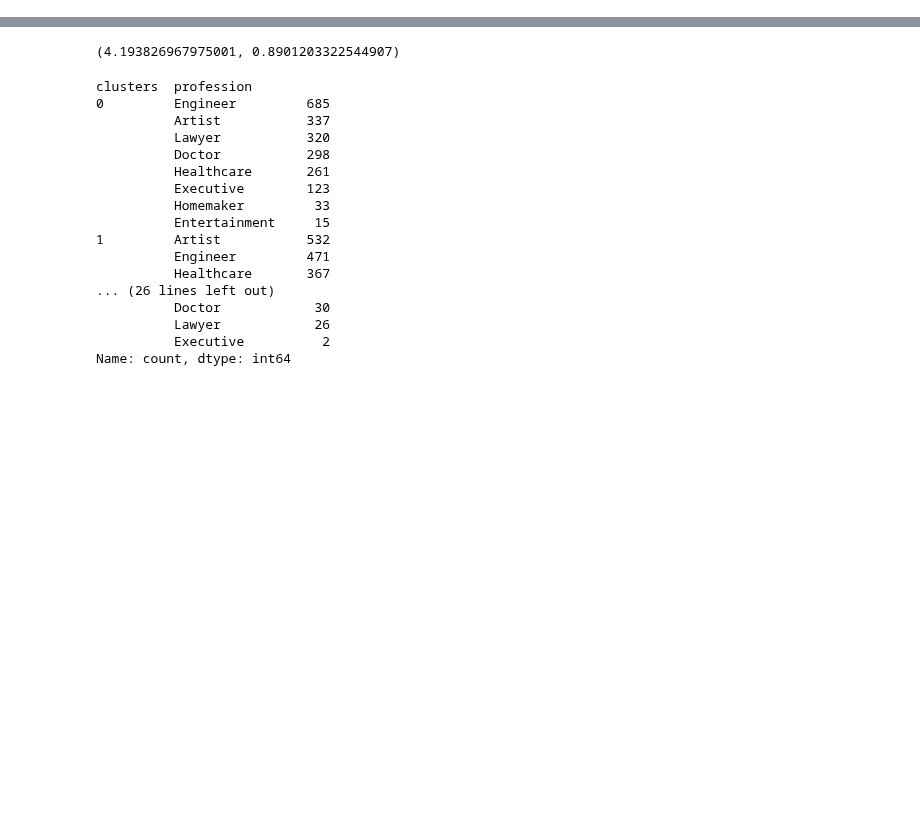
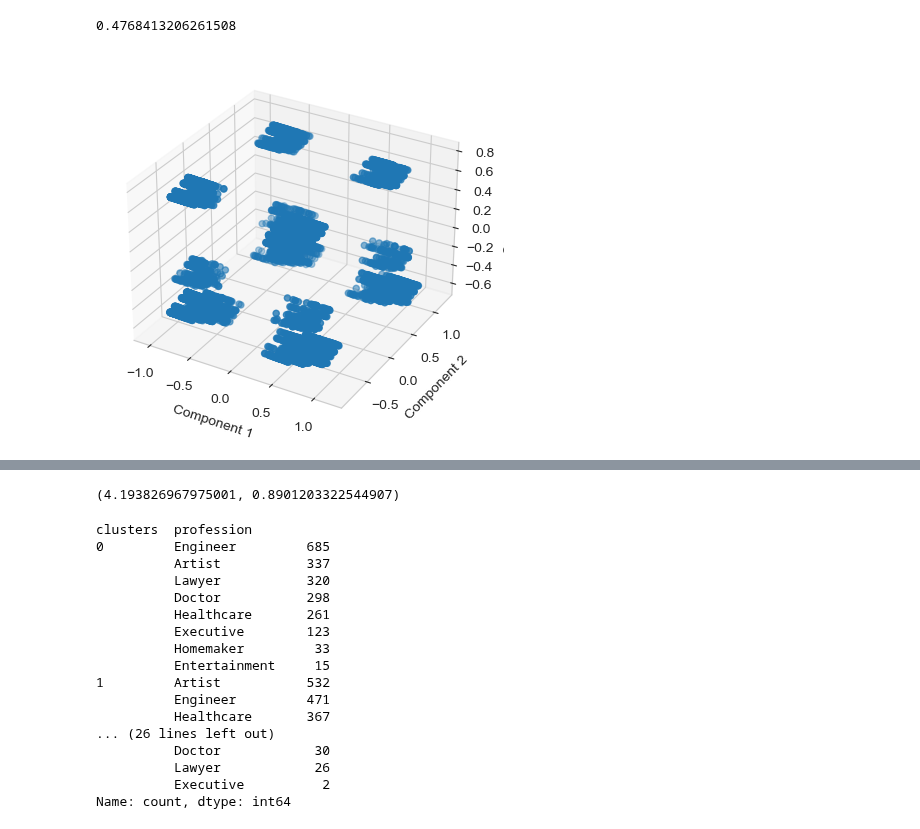
Before and after one commit to Martain24/TFM, a Jupyter notebook: primer_dataset/train_MV.ipynb, the cells around one changed output, grey strips where cells are left out. Drawn from its saved outputs; the diff is of its cells as text; code cells hidden in the pictures; blank space fills up the shorter version.

```diff
--- a/primer_dataset/train_MV.ipynb
+++ b/primer_dataset/train_MV.ipynb
@@ -245,0 +240,6 @@ sns.scatterplot(x=data["age"], y=data["salary"], hue=data["spending_score"])
+# %%
+from sklearn.cluster import KMeans
+from sklearn.preprocessing import MinMaxScaler
+kmeans = KMeans(n_clusters=6).fit(MinMaxScaler().fit_transform(pd.get_dummies(data)))
+clusters = kmeans.predict(MinMaxScaler().fit_transform(pd.get_dummies(data)))
+data["cluster"] = clusters
@@ -245,0 +272,39 @@ sns.scatterplot(x=data["age"], y=data["salary"], hue=data["spending_score"])
+# %%
+pca.explained_variance_ratio_.sum()
+# %% [output]
+0.4768413206261508
+# %%
+import matplotlib.pyplot as plt
+from mpl_toolkits.mplot3d import Axes3D
+import pandas as pd
+from sklearn.decomposition import PCA
+from sklearn.preprocessing import MinMaxScaler
+
+# Supongamos que 'data' es tu conjunto de datos
+
+# Escalamos los datos
+scaled_data = MinMaxScaler().fit_transform(pd.get_dummies(data))
+
+# Realizamos PCA
+pca = PCA(n_components=3)
+components = pca.fit_transform(scaled_data)
+
+# Creamos un DataFrame con las componentes principales
+components_df = pd.DataFrame(components, columns=['Component 1', 'Component 2', 'Component 3'])
+
+# Creamos la figura
+fig = plt.figure()
+ax = fig.add_subplot(111, projection='3d')
+
+# Graficamos las componentes en 3D
+ax.scatter(components_df['Component 1'], components_df['Component 2'], components_df['Component 3'])
+
+# Etiquetamos los ejes
+ax.set_xlabel('Component 1')
+ax.set_ylabel('Component 2')
+ax.set_zlabel('Component 3')
+
+# Mostramos el gráfico
+plt.show()
+# %% [output]
+[figure, added]
```
Also changed, not shown: parts of 11 cells of this notebook.
